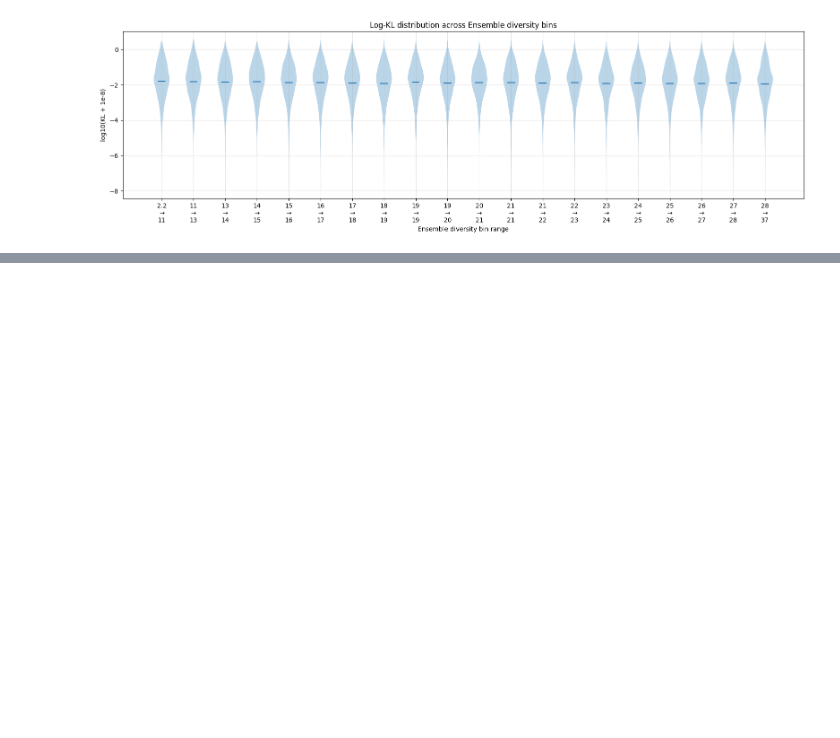
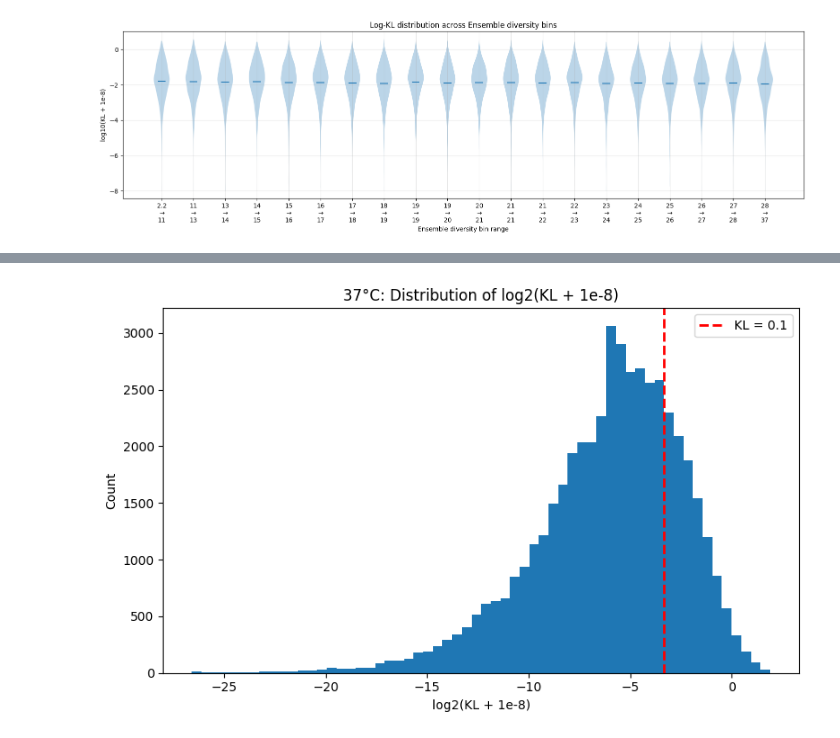
Before and after one commit to log2718/interpretable-splicing-model-torch, a Jupyter notebook: performance/vienna_60_data.ipynb, the cells around one changed output, grey strips where cells are left out. Saved outputs shown, nothing was run; the diff lists cells and outputs as text; code cells hidden in the pictures; blank space fills up the shorter version.

Commit message:
added distribution analysis

```diff
--- a/performance/vienna_60_data.ipynb
+++ b/performance/vienna_60_data.ipynb
@@ -369,0 +809,85 @@ for feature, feature_label in features.items():
+# %%
+import pandas as pd
+import numpy as np
+import matplotlib.pyplot as plt
+
+# =========================
+# Load datasets
+# =========================
+df37 = pd.read_csv("../data/test_data_rna_structure.csv")
+df60 = pd.read_csv("../data/test_vienna60_annotated.csv")
+
+eps = 1e-8
+
+# =========================
+# Compute log2 KL
+# =========================
+df37["log2_kl"] = np.log2(
+    pd.to_numeric(df37["kl"], errors="coerce") + eps
+)
+
+df60["log2_kl_60"] = np.log2(
+    pd.to_numeric(df60["kl_60"], errors="coerce") + eps
+)
+
+# =========================
+# KL = 0.1 threshold
+# =========================
+threshold = np.log2(0.1)
+
+print("Vertical threshold at log2(0.1) =", threshold)
+
+# =========================
+# 37°C figure
+# =========================
+plt.figure(figsize=(8,5))
+
+plt.hist(
+    df37["log2_kl"].dropna(),
+    bins=60
+)
+
+plt.axvline(
+    threshold,
+    color="red",
+    linestyle="--",
+    linewidth=2,
+    label="KL = 0.1"
+)
+
+plt.title("37°C: Distribution of log2(KL + 1e-8)")
+plt.xlabel("log2(KL + 1e-8)")
+plt.ylabel("Count")
+
+plt.legend()
+
+plt.tight_layout()
+plt.show()
+
+# =========================
+# 60°C figure
+# =========================
+plt.figure(figsize=(8,5))
+
+plt.hist(
+    df60["log2_kl_60"].dropna(),
+    bins=60
+)
+
+plt.axvline(
+    threshold,
+    color="red",
+    linestyle="--",
+    linewidth=2,
+    label="KL = 0.1"
+)
+
+plt.title("60°C: Distribution of log2(KL_60 + 1e-8)")
+plt.xlabel("log2(KL_60 + 1e-8)")
+plt.ylabel("Count")
+
+plt.legend()
+
+plt.tight_layout()
+plt.show()
+# %% [output]
@@ -369,0 +895 @@ for feature, feature_label in features.items():
+[figure, added]
```
Also changed, not shown: parts of 8 cells of this notebook, 1 other file.
